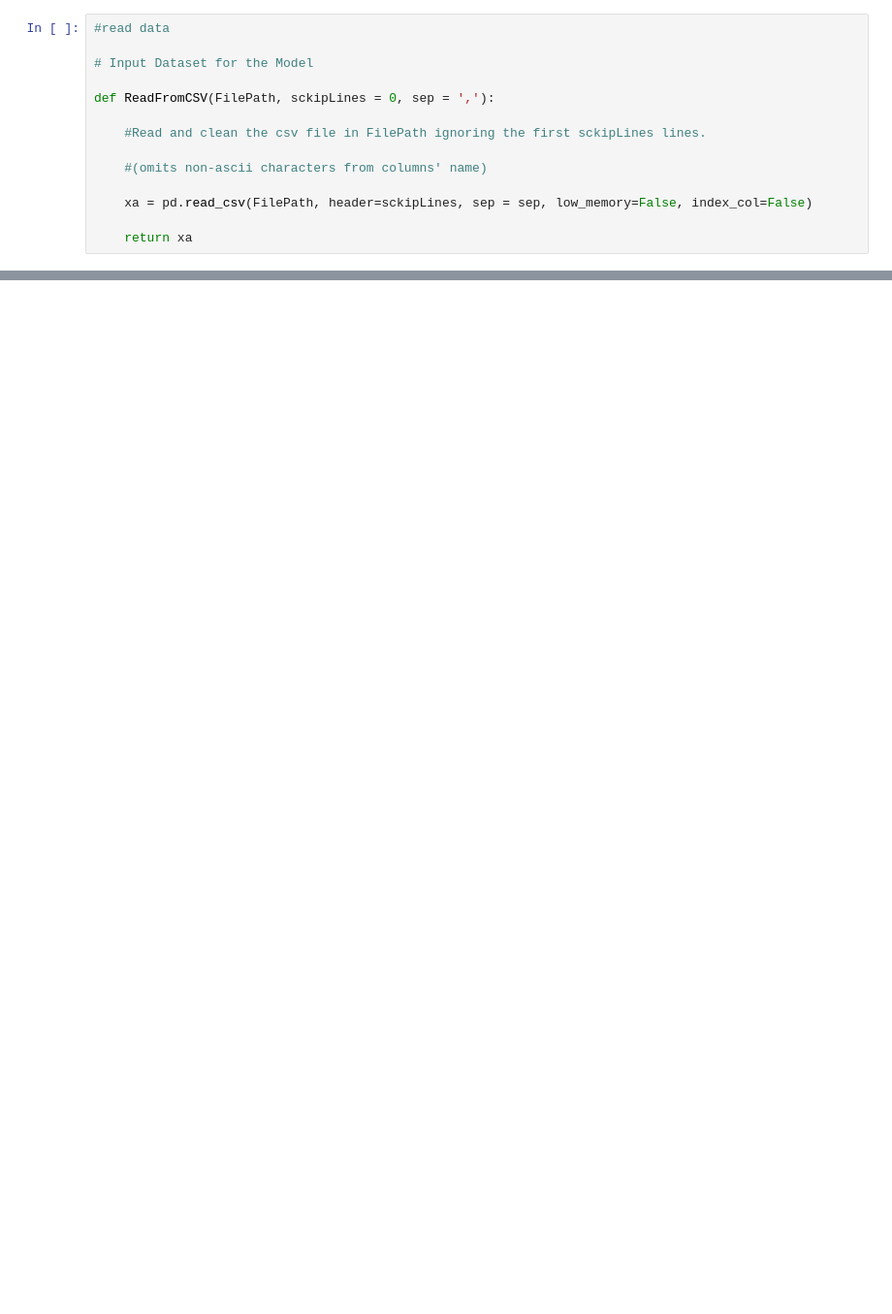
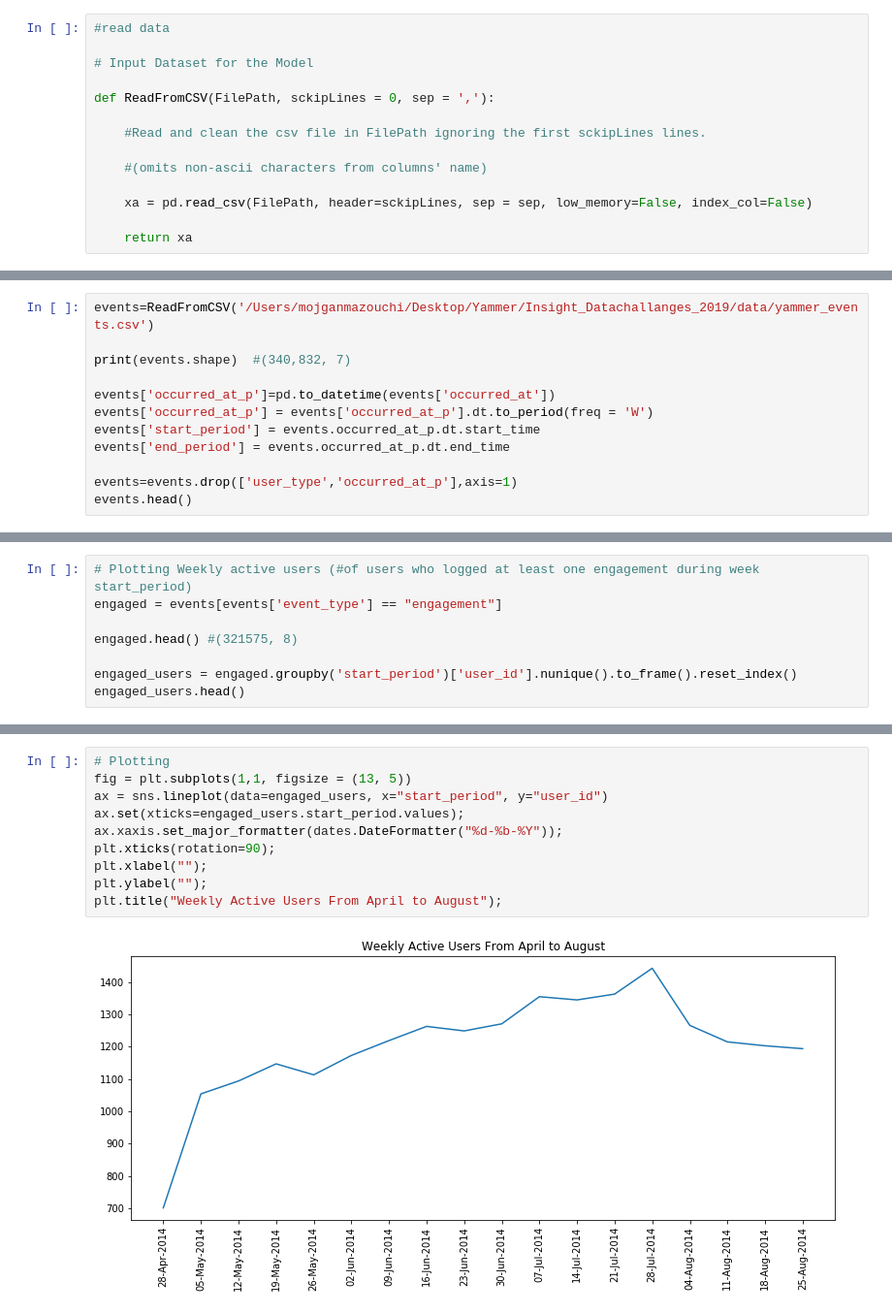
Before and after one commit to mojganmm/Insight_Datachallanges_2019, a Jupyter notebook: Yammer.ipynb, the cells around one changed output, grey strips where cells are left out. Shown at 97% size. Drawn from its saved outputs; the diff is of its cells as text; blank space fills up the shorter version.

```diff
--- a/Yammer.ipynb
+++ b/Yammer.ipynb
@@ -65,0 +70,12 @@ users.head()
+# %%
+events=ReadFromCSV('/Users/mojganmazouchi/Desktop/Yammer/Insight_Datachallanges_2019/data/yammer_events.csv')
+
+print(events.shape)  #(340,832, 7)
+
+events['occurred_at_p']=pd.to_datetime(events['occurred_at'])
+events['occurred_at_p'] = events['occurred_at_p'].dt.to_period(freq = 'W')
+events['start_period'] = events.occurred_at_p.dt.start_time
+events['end_period'] = events.occurred_at_p.dt.end_time
+
+events=events.drop(['user_type','occurred_at_p'],axis=1)
+events.head()
@@ -65,0 +90,8 @@ users.head()
+# %%
+# Plotting Weekly active users (#of users who logged at least one engagement during week start_period)
+engaged = events[events['event_type'] == "engagement"]
+
+engaged.head() #(321575, 8)
+
+engaged_users = engaged.groupby('start_period')['user_id'].nunique().to_frame().reset_index()
+engaged_users.head()
@@ -65,0 +105,12 @@ users.head()
+# %%
+# Plotting
+fig = plt.subplots(1,1, figsize = (13, 5))
+ax = sns.lineplot(data=engaged_users, x="start_period", y="user_id")
+ax.set(xticks=engaged_users.start_period.values);
+ax.xaxis.set_major_formatter(dates.DateFormatter("%d-%b-%Y"));
+plt.xticks(rotation=90);
+plt.xlabel("");
+plt.ylabel("");
+plt.title("Weekly Active Users From April to August");
+# %% [output]
+[figure, added]
```
Also changed, not shown: parts of 11 cells of this notebook.
